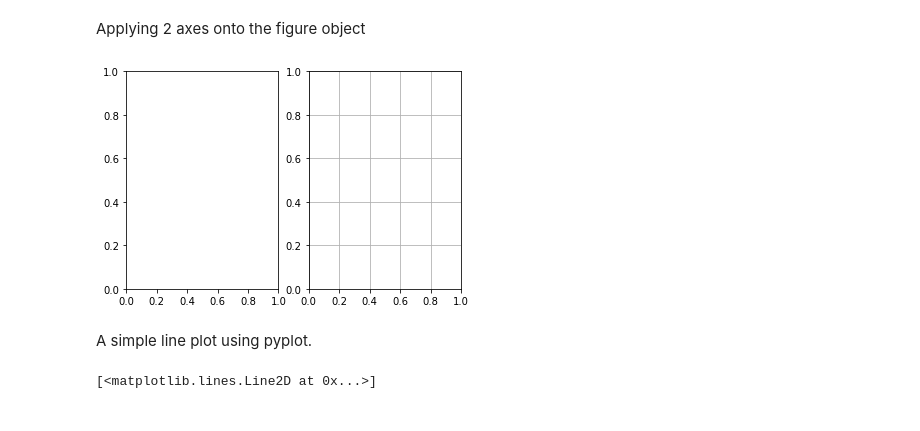
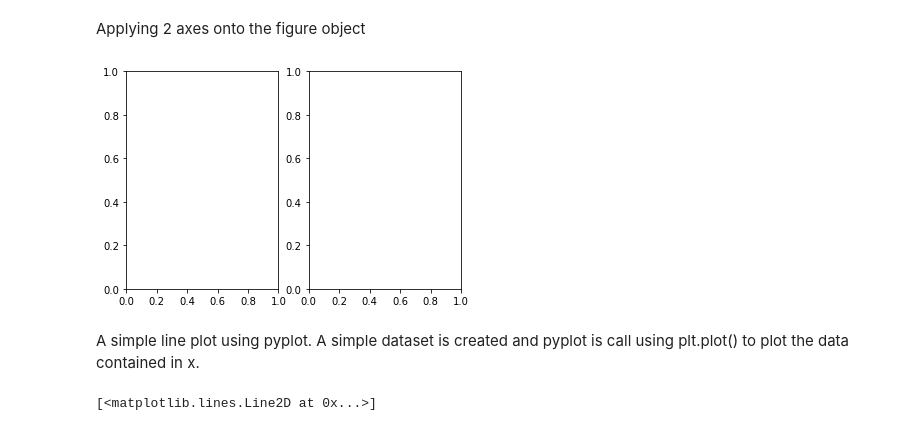
Before and after one commit to ShanePAustin/fundamentals-of-data-analysis, a Jupyter notebook: pyplot.ipynb, the cells around one changed output. Saved outputs shown, nothing was run; the diff lists cells and outputs as text; code cells hidden in the pictures.

```diff
--- a/pyplot.ipynb
+++ b/pyplot.ipynb
@@ -77,10 +78,10 @@ fig, ax = plt.subplots()
 # %% [markdown]
 Applying 2 axes onto the figure object
 # %%
+#Plotting 2 axes on one figure
 fig, (ax1, ax2) = plt.subplots(1,2)
-plt.grid()
 # %% [output]
-[figure, old version]
+[figure, new version]
-# %% [markdown]
-A simple line plot using pyplot.
+# %% [markdown]
+A simple line plot using pyplot. A simple dataset is created and pyplot is call using plt.plot() to plot the data contained in x.
 # %%
```
Also changed, not shown: parts of 13 cells of this notebook.
